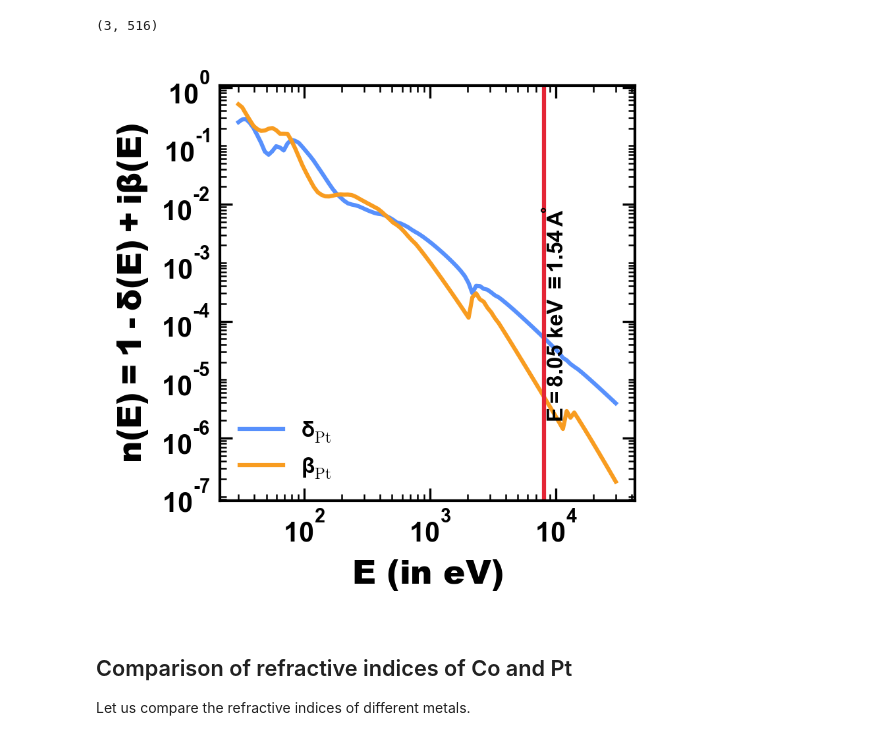
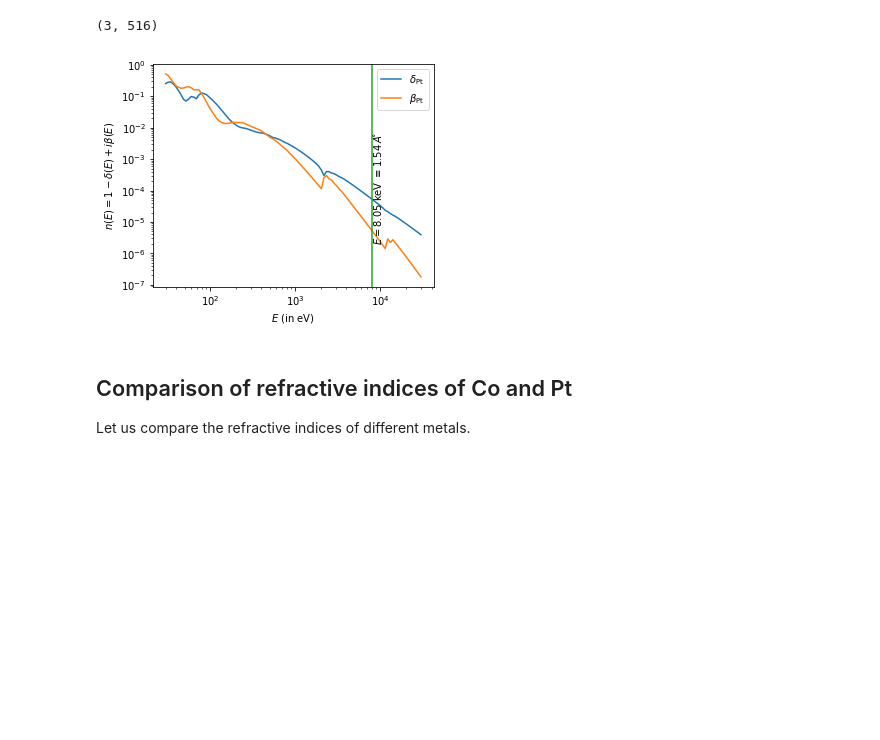
Before and after one commit to Baalkikhaal/Spintronics, a Jupyter notebook: _notebooks/2022-04-08-Dispersion-in-refractive-index.ipynb, the cells around one changed output. Cells and saved outputs as stored; diff of their text form; code cells hidden in the pictures; blank space fills up the shorter version.

```diff
--- a/_notebooks/2022-04-08-Dispersion-in-refractive-index.ipynb
+++ b/_notebooks/2022-04-08-Dispersion-in-refractive-index.ipynb
@@ -23,4 +23,4 @@ import numpy as np
 from scipy.constants import pi, Avogadro, physical_constants
 import matplotlib as mpl
 import matplotlib.pyplot as plt
-mpl.style.use('../assets/matplotlib/myMatplotlibStylesheet.mplstyle')
+#mpl.style.use('../assets/matplotlib/myMatplotlibStylesheet.mplstyle')
@@ -573,34 +557,34 @@ betas = data_n[2]
 # %%
 #%% Plotc the data.
 
 fig, ax = plt.subplots()
 
-ax.plot(energies, deltas, '-', label=r'$\delta_\mathrm{Pt}$')
-ax.plot(energies, betas, '-', label=r'$\beta_\mathrm{Pt}$')
+ax.plot(energies, deltas, '-', label=r \( \delta_\mathrm{Pt} \) ')
+ax.plot(energies, betas, '-', label=r \( \beta_\mathrm{Pt} \) ')
 
 ax.axvline(energy_CuKa, color='C2')
-ax.text(energy_CuKa, 0.2, r'$E=8.05$ keV $\equiv 1.54\,A\!^{\circ}$ ', transform=ax.get_xaxis_transform(),
+ax.text(energy_CuKa, 0.2, r \( E=8.05 \)  keV \( \equiv 1.54\,A\!^{\circ} \)  ', transform=ax.get_xaxis_transform(),
         rotation='vertical')
 
 ax.legend()
 ax.set_xscale('log')
 ax.set_yscale('log')
 
 # Set the ticks in log scale.
 major_ticks = mpl.ticker.LogLocator(base=10.0)
 minor_ticks = mpl.ticker.LogLocator(base=10.0, subs=np.arange(1, 10), numticks=10)
 
 #ax.xaxis.set_major_locator(major_ticks)
 #ax.xaxis.set_minor_locator(minor_ticks)
 ax.yaxis.set_major_locator(major_ticks)
 ax.yaxis.set_minor_locator(minor_ticks)
 
-ax.set_xlabel(r'$E$ (in eV)')
-ax.set_ylabel(r'$n(E)= 1 - \delta(E) + i \beta(E)$')
+ax.set_xlabel(r \( E \)  (in eV)')
+ax.set_ylabel(r \( n(E)= 1 - \delta(E) + i \beta(E) \) ')
 fig.subplots_adjust(left=0.25, top=0.9)
 #ax.set_title(r'Material(Pt)')
 # %% [output]
-[figure, old version]
+[figure, new version]
 # %%
 fig.savefig('../assets/images/refractive_index_Pt.png')
 fig.savefig('../assets/images/refractive_index_Pt.pdf')
```
Also changed, not shown: parts of 29 cells of this notebook, 9 other files.
